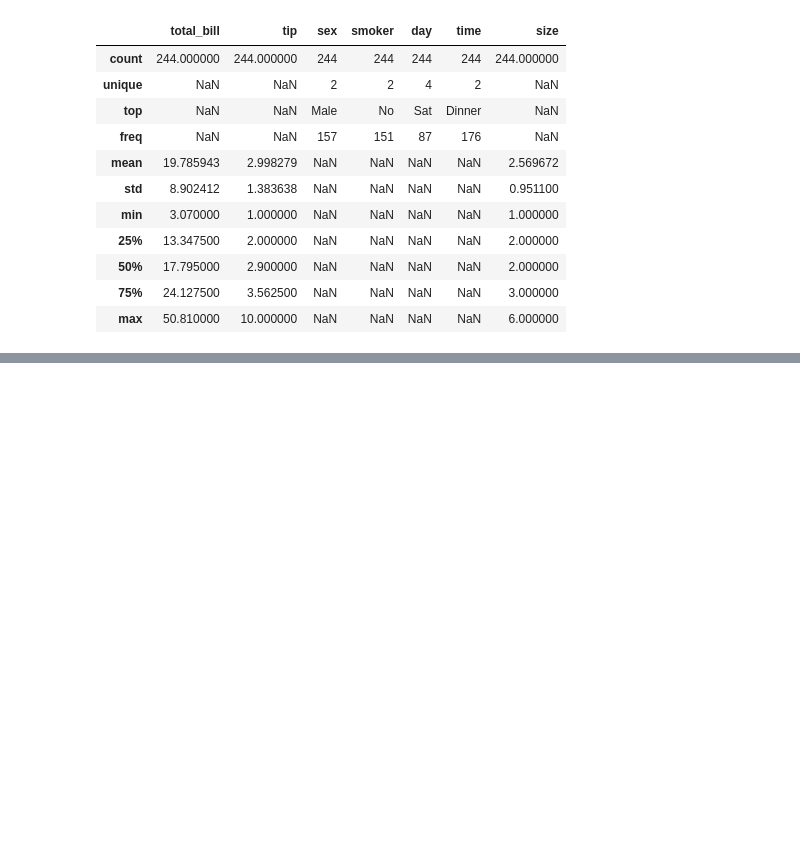
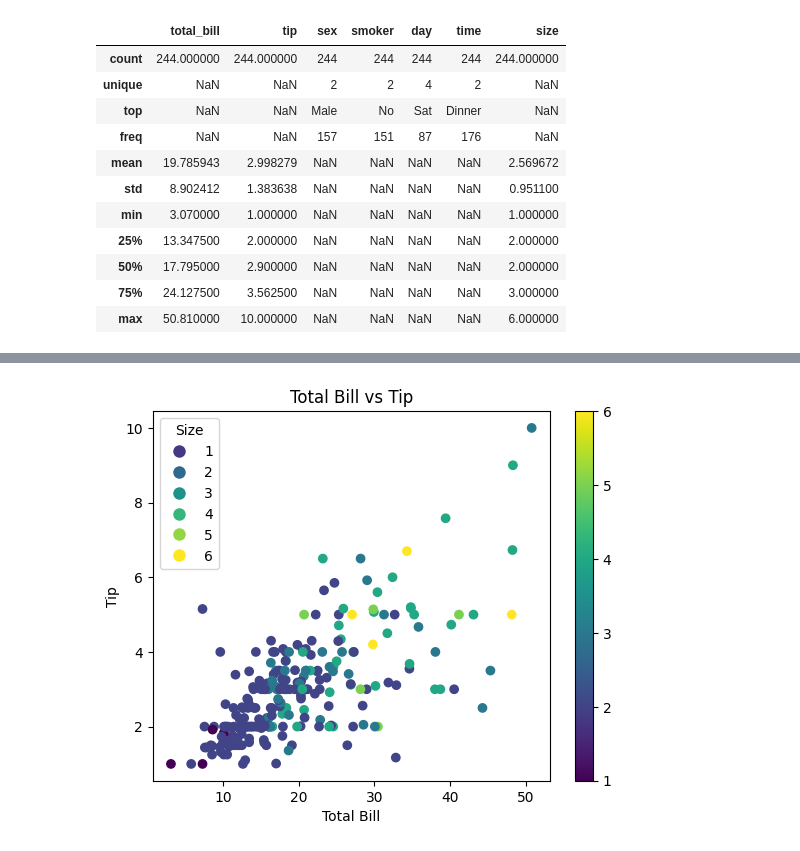
Before and after one commit to velkha/ProgramaIA_DS, a Jupyter notebook: Codigo/Python/EjerciciosPostgrado/LyD_IA/Entregas/Tips/py/Tips_DiegoParederoBlanco.ipynb, the cells around one changed output, grey strips where cells are left out. Cells and saved outputs as stored; diff of their text form; code cells hidden in the pictures; blank space fills up the shorter version.

```diff
--- a/Codigo/Python/EjerciciosPostgrado/LyD_IA/Entregas/Tips/py/Tips_DiegoParederoBlanco.ipynb
+++ b/Codigo/Python/EjerciciosPostgrado/LyD_IA/Entregas/Tips/py/Tips_DiegoParederoBlanco.ipynb
@@ -182,6 +181,6 @@ En caso de que hubiese pocas filas con valores null y supusiesen un porcentaje r
 # %%
 # Eliminamos las filas con valores nulos
-df_null: pd.DataFrame = df.dropna()
+df_null: pd.DataFrame = df.dropna().copy()
 # %% [markdown]
 <a id='tratado_null_second'></a>
 
@@ -548,0 +561,44 @@ ImportError: cannot import name 'get_outliers_multiple_w_iqr' from 'lib.df_utils
+# %%
+
+x = working_df['total_bill']
+y = working_df['tip']
+c = working_df['size']
+unique_values = np.sort(c.unique())
+
+scatter = plt.scatter(x, y, c=c, cmap='viridis')
+
+cbar = plt.colorbar(scatter)
+cbar.set_ticks(unique_values)
+cbar.set_ticklabels(unique_values)
+
+"""
+legend_elements = []
+
+# Loop over each unique value
+for i in unique_values:
+    # Create a Line2D object with specific properties:
+    # - No line (empty data [0], [0])
+    # - Circular marker ('o')
+    # - White color for the marker edge ('w')
+    # - Marker face color from the viridis colormap, normalized by the max value in unique_values
+    # - Marker size 10
+    legend_element = plt.Line2D(
+        [0], [0],
+        marker='o',
+        color='w',
+        markerfacecolor=plt.cm.viridis(i / max(unique_values)),
+        markersize=10
+    )
+    # Add the created Line2D object to the legend elements list
+    legend_elements.append(legend_element)
+"""
+legend_elements = [plt.Line2D([0], [0], marker='o', color='w', markerfacecolor=plt.cm.viridis(i / max(unique_values)), markersize=10) for i in unique_values]
+plt.legend(legend_elements, unique_values, title="Size")
+
+plt.xlabel('Total Bill')
+plt.ylabel('Tip')
+plt.title('Total Bill vs Tip')
+
+plt.show()
+# %% [output]
+[figure, added]
```
Also changed, not shown: parts of 81 cells of this notebook, 4 other files.
